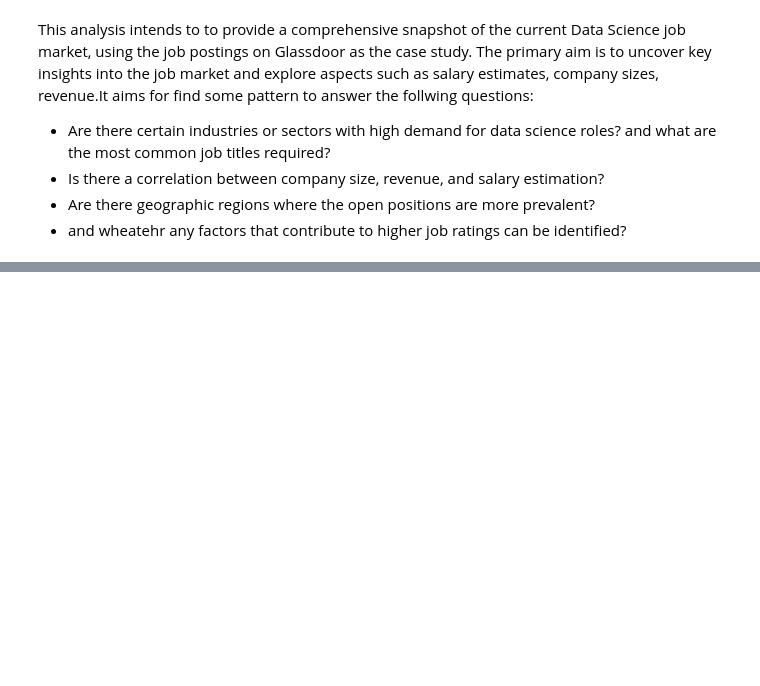
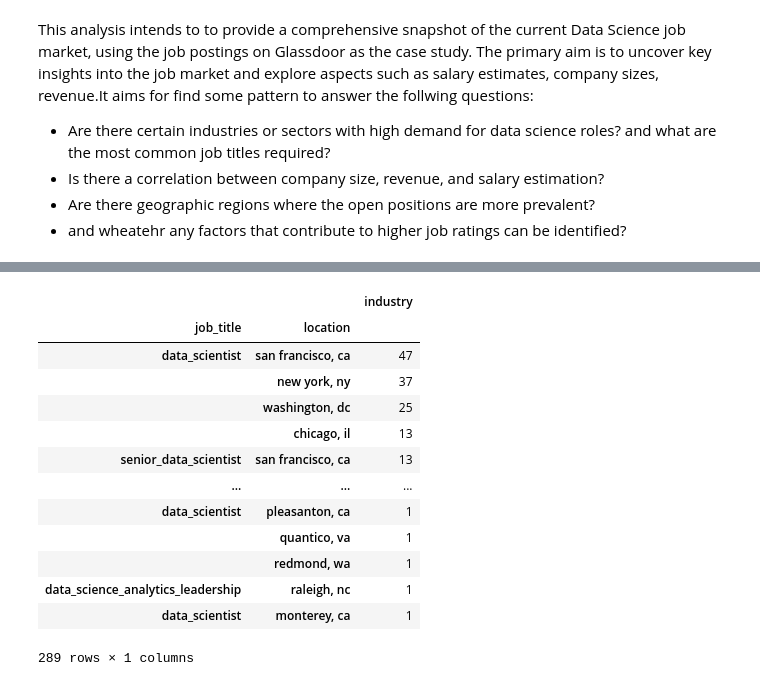
Before and after one commit to LeilaJavanmardi/project1, a Jupyter notebook: notebooks/Jobanalysis_main.ipynb, the cells around one changed output, grey strips where cells are left out. Drawn from its saved outputs; the diff is of its cells as text; code cells hidden in the pictures; blank space fills up the shorter version.

```diff
--- a/notebooks/Jobanalysis_main.ipynb
+++ b/notebooks/Jobanalysis_main.ipynb
@@ -457,0 +480,17 @@ The primary aim is to uncover key insights into the job market and explore aspec
+# %%
+df_final.groupby(["job_title","location"])[['industry']].agg('count').sort_values(by = 'industry',ascending=False)
+# %% [output]
+|  |  | industry |
+| job_title | location |  |
+| data_scientist | san francisco, ca | 47 |
+|  | new york, ny | 37 |
+|  | washington, dc | 25 |
+|  | chicago, il | 13 |
+| senior_data_scientist | san francisco, ca | 13 |
+| ... | ... | ... |
+| data_scientist | pleasanton, ca | 1 |
+|  | quantico, va | 1 |
+|  | redmond, wa | 1 |
+| data_science_analytics_leadership | raleigh, nc | 1 |
+| data_scientist | monterey, ca | 1 |
+289 rows × 1 columns
```
Also changed, not shown: parts of 11 cells of this notebook.
